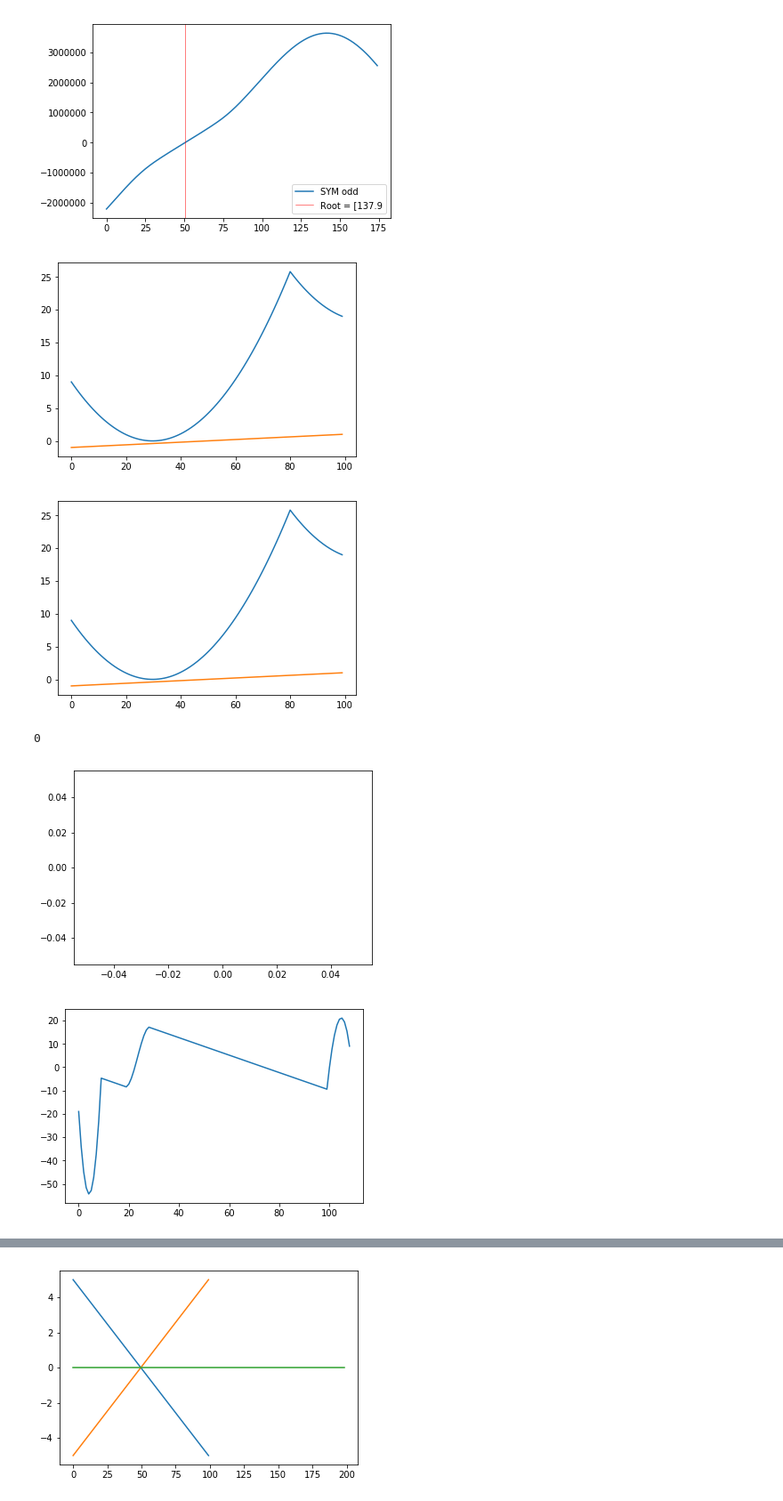
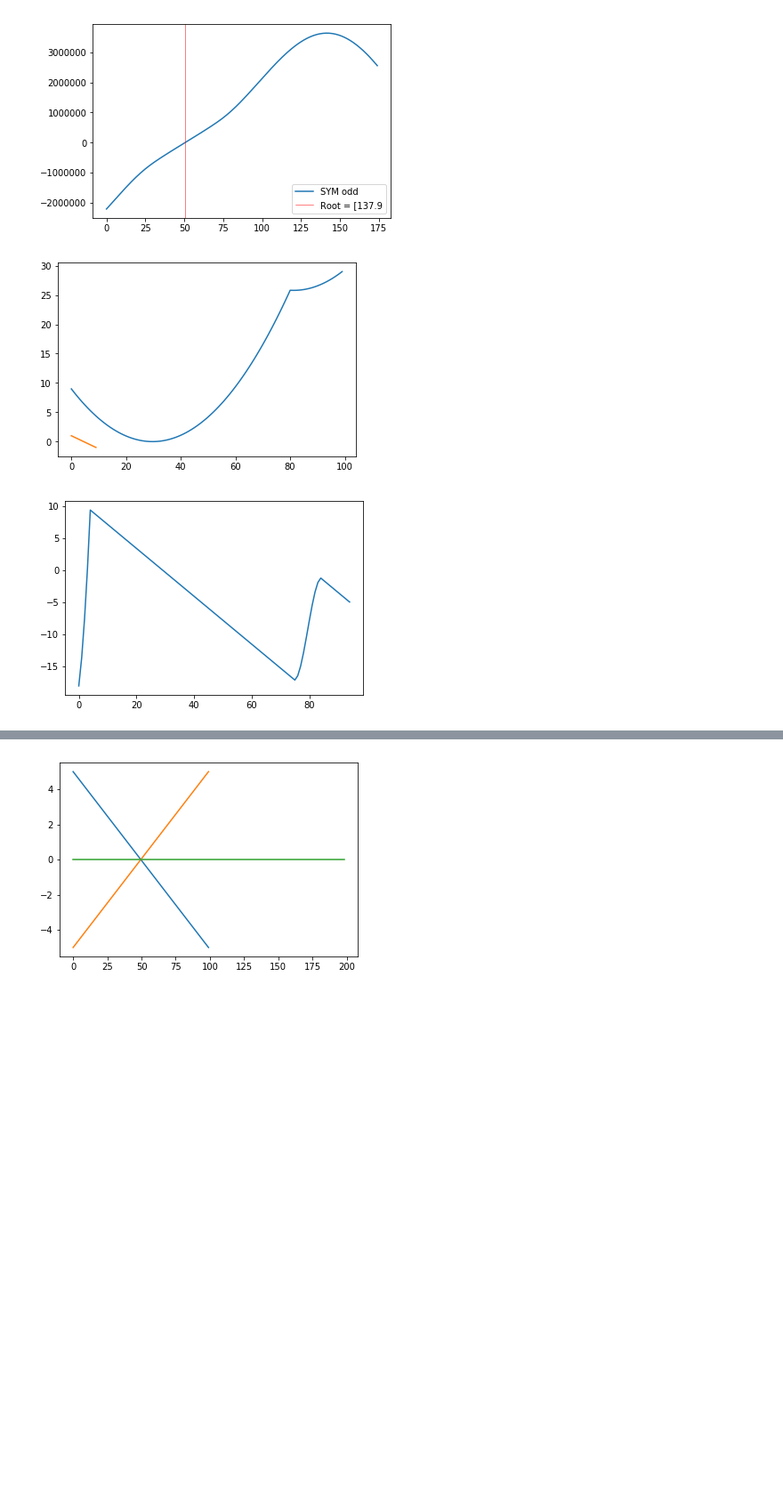
Before and after one commit to everettvacek/rotationCenter, a Jupyter notebook: Scan_crop_pad.ipynb, the cells around one changed output, grey strips where cells are left out. Shown at 89% size. Drawn from its saved outputs; the diff is of its cells as text; code cells hidden in the pictures; blank space fills up the shorter version.

```diff
--- a/Scan_crop_pad.ipynb
+++ b/Scan_crop_pad.ipynb
@@ -143,59 +143,46 @@ Polynomial Root =  [137.99910251]
 from scipy import signal
 from skimage import restoration
 
 start = 20
 xrange = 100
+exposure = None
 
-sq = np.zeros(100)
-sq[0:1]=8
-sq[1+1:100]=-8
 
-exposure = None
-sq = np.zeros(100)
-sq[50:55] = 8
-sq = np.linspace(-1,1,100)
-c = ((np.linspace(0,10,100)-3))**2
-c[80:100] += -np.linspace(0,30,20)
-curve = add_noise(c, exposure)[0]
+#sq = np.zeros(10)
+#sq[0:1]=8
+#sq[1+1:100]=-8
+#sq[50:55] = 8
 #sq = -((np.arange(10)-50)*2)**2
 #sq += np.abs(np.min(sq)*2)
-plt.plot(curve)
-plt.plot(sq)
-plt.show()
 
+window = 10
+sq = -np.linspace(-1,1,window)
+#sq= (np.linspace(-1,1,window))**2
+c = ((np.linspace(0,10,100)-3))**2
+c[80:100] += -np.linspace(0,20,20)
+curve = add_noise(c, exposure)[0]
 valconv = []
 
 square_size = 0
 '''
 for i in range(xrange-square_size):
     #c = ((np.linspace(0,10,100)-i/10)*2)**2
     #curve = np.random.poisson(c*exposure /np.max(c))
     sq = np.zeros(100)
     #sq[i:i+square_size]=8
     #sq[i+1:100]=-8
     sq = (np.linspace(-1,1,100)-5+i/10)
     #sq = np.sin(np.linspace(0,2*np.pi,100)+np.pi*i/100)
     valconv.append(np.correlate(sq,curve))
 '''
 plt.plot(curve)
 plt.plot(sq)
 plt.show()
 
-print(len(valconv))
-plt.plot(valconv)
-#plt.plot(np.arange(100-start,100-start+xrange,1), valconv, color = 'orange')
+conv = np.correlate(curve, sq, mode = 'full')
+plt.plot(conv[5:100])
 plt.show()
-
-
-#sq = np.zeros(100)
-sq = np.linspace(-1,1,10)
-conv = np.correlate(sq,curve, mode = 'full')
-plt.plot(np.correlate(sq,curve, mode = 'full'))
-plt.show()
 # %% [output]
-[figure, old version]
+[figure, new version]
-[figure, old version]
+[figure, new version]
-0
-[figure, removed]
-[figure, removed]
 # %%
```
Also changed, not shown: parts of 2 cells of this notebook, 1 other file.
